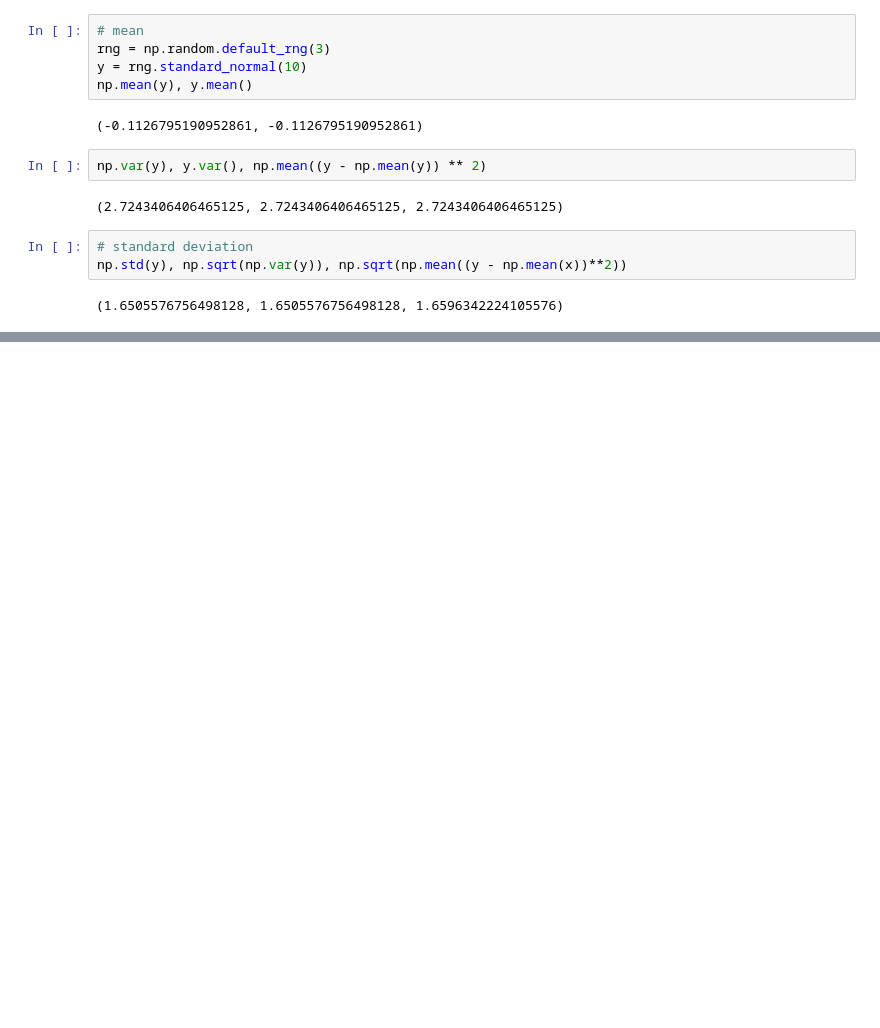
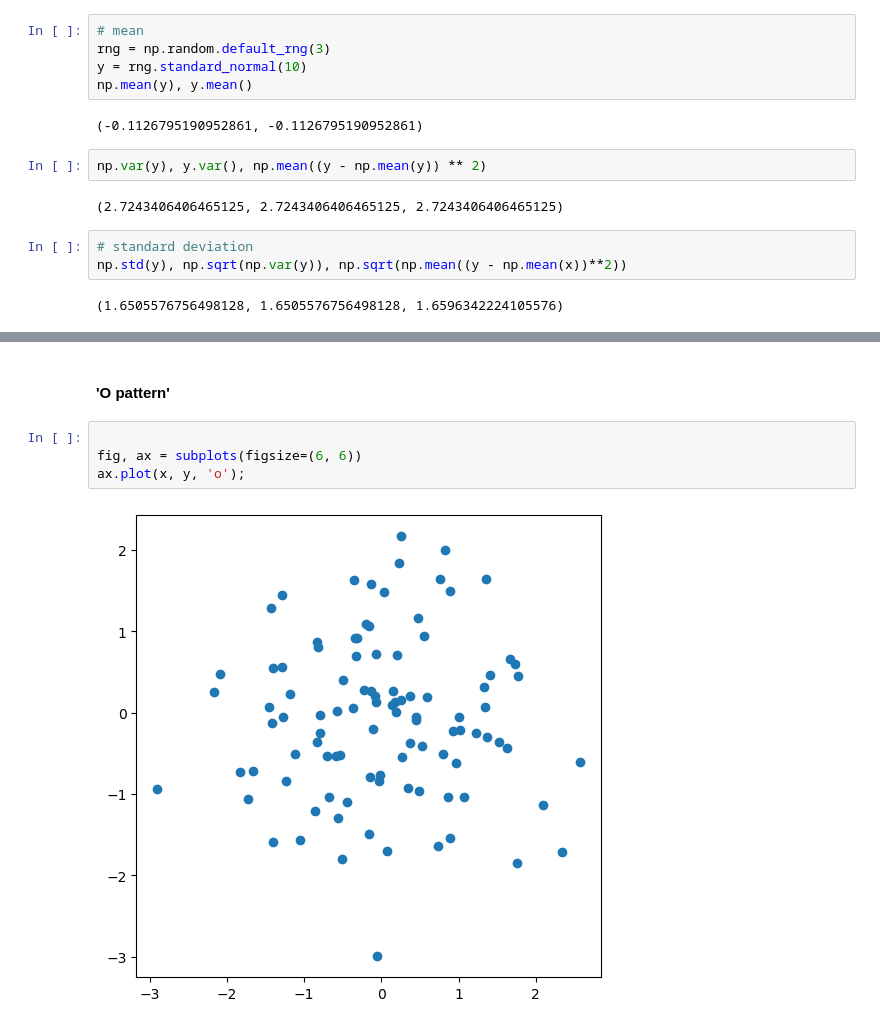
Before and after one commit to rabobahago/Python_ML_Data_Science, a Jupyter notebook: ML_with_python/introduction_lab.ipynb, the cells around one changed output, grey strips where cells are left out. Saved outputs shown, nothing was run; the diff lists cells and outputs as text; blank space fills up the shorter version.

```diff
--- a/ML_with_python/introduction_lab.ipynb
+++ b/ML_with_python/introduction_lab.ipynb
@@ -181,0 +218,8 @@ np.std(y), np.sqrt(np.var(y)), np.sqrt(np.mean((y - np.mean(x))**2))
+# %% [markdown]
+#### 'O pattern'
+# %%
+
+fig, ax = subplots(figsize=(6, 6))
+ax.plot(x, y, 'o');
+# %% [output]
+[figure, added]
```
Also changed, not shown: parts of 7 cells of this notebook.
